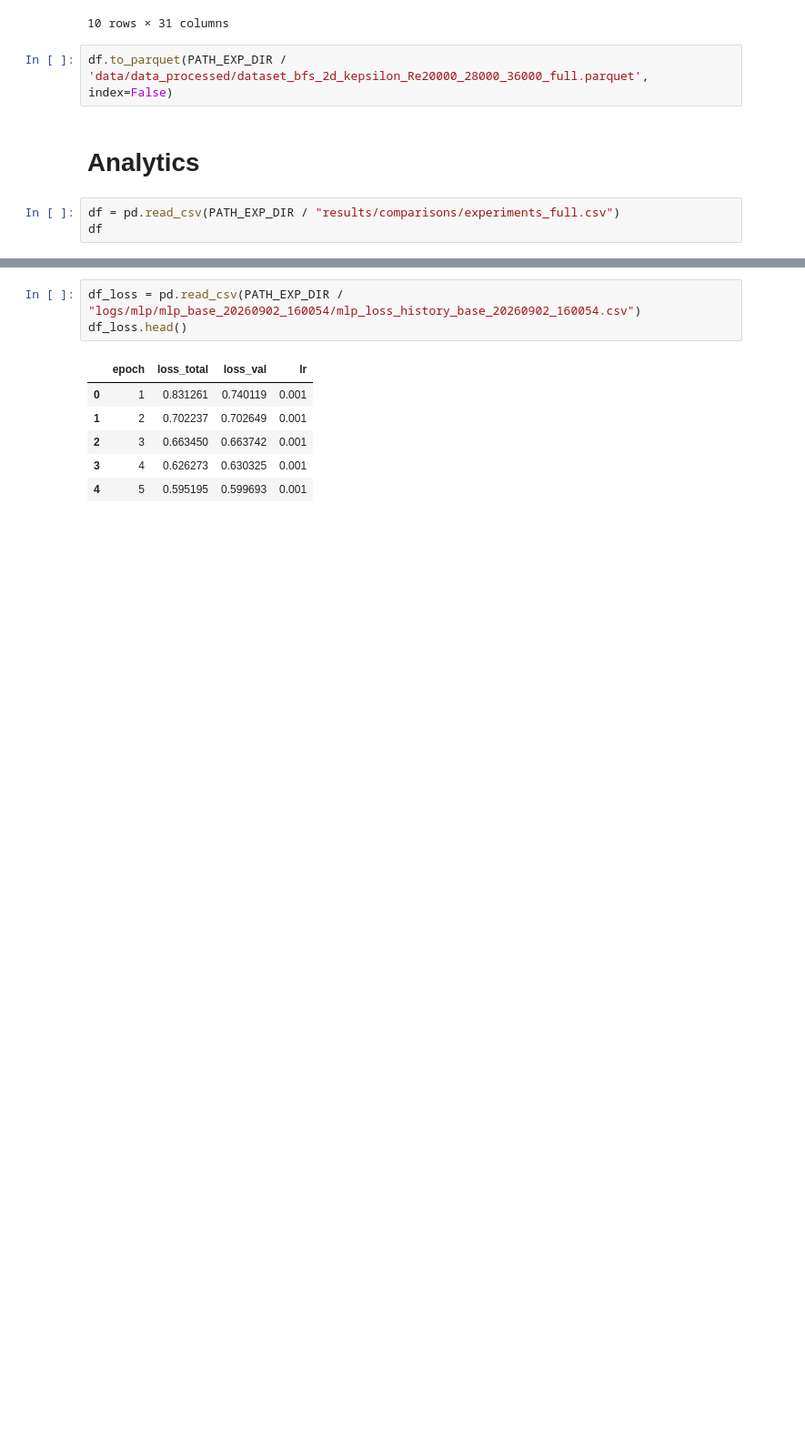
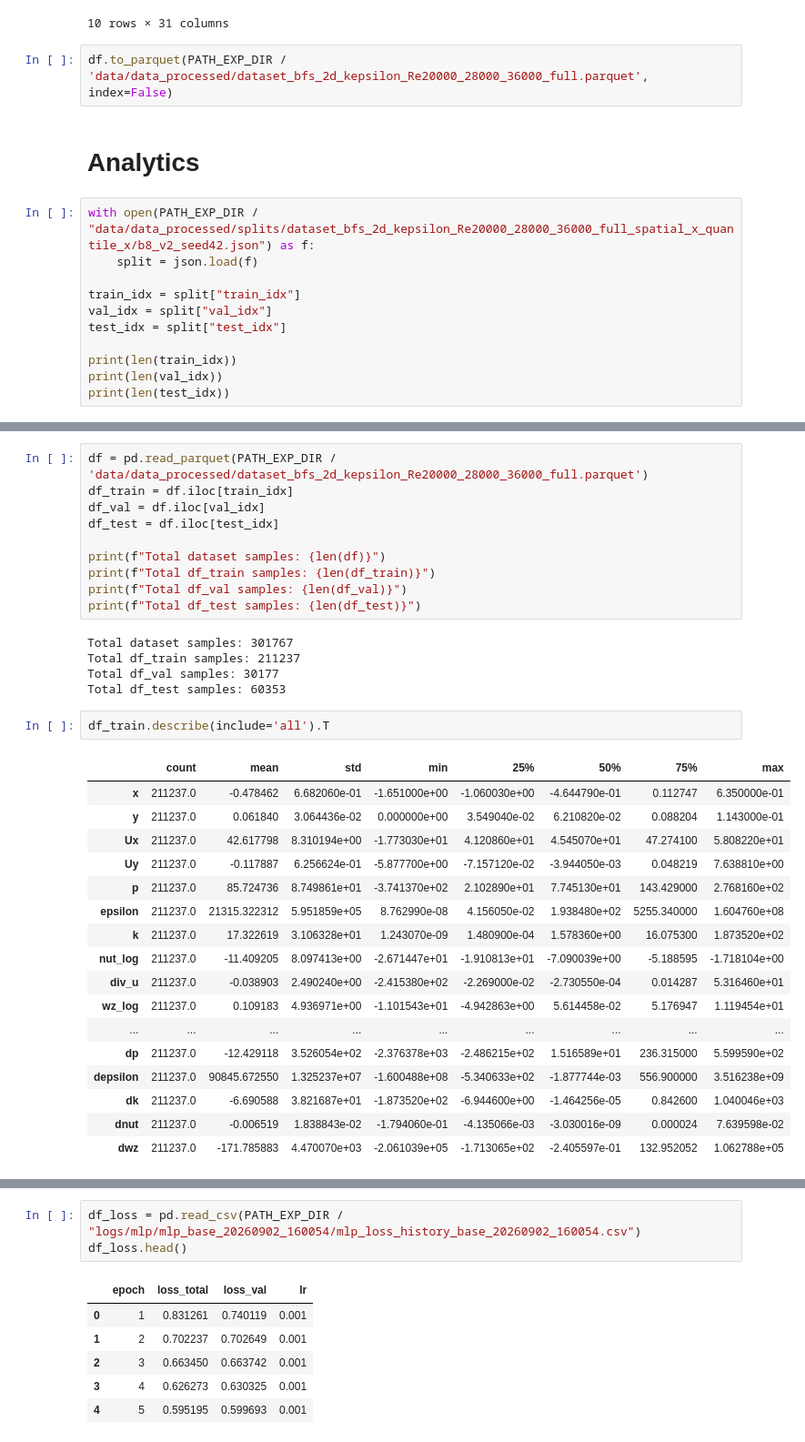
Before and after one commit to borges12matheus/pinn_hybrid_experiments, a Jupyter notebook: notebook/bfs2d_pipeline_baseline_v0.ipynb, the cells around one changed output, grey strips where cells are left out. Shown at 91% size. Saved outputs shown, nothing was run; the diff lists cells and outputs as text; blank space fills up the shorter version.

```diff
--- a/notebook/bfs2d_pipeline_baseline_v0.ipynb
+++ b/notebook/bfs2d_pipeline_baseline_v0.ipynb
@@ -96,6 +96,14 @@ df.to_parquet(PATH_EXP_DIR / 'data/data_processed/dataset_bfs_2d_kepsilon_Re2000
 # %% [markdown]
 # Analytics
 # %%
-df = pd.read_csv(PATH_EXP_DIR / "results/comparisons/experiments_full.csv")
-df
+with open(PATH_EXP_DIR / "data/data_processed/splits/dataset_bfs_2d_kepsilon_Re20000_28000_36000_full_spatial_x_quantile_x/b8_v2_seed42.json") as f:
+    split = json.load(f)
+
+train_idx = split["train_idx"]
+val_idx = split["val_idx"]
+test_idx = split["test_idx"]
+
+print(len(train_idx))
+print(len(val_idx))
+print(len(test_idx))
 # %% [output]
@@ -178,0 +113,35 @@ df3
+# %%
+df = pd.read_parquet(PATH_EXP_DIR / 'data/data_processed/dataset_bfs_2d_kepsilon_Re20000_28000_36000_full.parquet')
+df_train = df.iloc[train_idx]
+df_val = df.iloc[val_idx]
+df_test = df.iloc[test_idx]
+
+print(f"Total dataset samples: {len(df)}")
+print(f"Total df_train samples: {len(df_train)}")
+print(f"Total df_val samples: {len(df_val)}")
+print(f"Total df_test samples: {len(df_test)}")
+# %% [output]
+Total dataset samples: 301767
+Total df_train samples: 211237
+Total df_val samples: 30177
+Total df_test samples: 60353
+# %%
+df_train.describe(include='all').T
+# %% [output]
+|  | count | mean | std | min | 25% | 50% | 75% | max |
+| x | 211237.0 | -0.478462 | 6.682060e-01 | -1.651000e+00 | -1.060030e+00 | -4.644790e-01 | 0.112747 | 6.350000e-01 |
+| y | 211237.0 | 0.061840 | 3.064436e-02 | 0.000000e+00 | 3.549040e-02 | 6.210820e-02 | 0.088204 | 1.143000e-01 |
+| Ux | 211237.0 | 42.617798 | 8.310194e+00 | -1.773030e+01 | 4.120860e+01 | 4.545070e+01 | 47.274100 | 5.808220e+01 |
+| Uy | 211237.0 | -0.117887 | 6.256624e-01 | -5.877700e+00 | -7.157120e-02 | -3.944050e-03 | 0.048219 | 7.638810e+00 |
+| p | 211237.0 | 85.724736 | 8.749861e+01 | -3.741370e+02 | 2.102890e+01 | 7.745130e+01 | 143.429000 | 2.768160e+02 |
+| epsilon | 211237.0 | 21315.322312 | 5.951859e+05 | 8.762990e-08 | 4.156050e-02 | 1.938480e+02 | 5255.340000 | 1.604760e+08 |
+| k | 211237.0 | 17.322619 | 3.106328e+01 | 1.243070e-09 | 1.480900e-04 | 1.578360e+00 | 16.075300 | 1.873520e+02 |
+| nut_log | 211237.0 | -11.409205 | 8.097413e+00 | -2.671447e+01 | -1.910813e+01 | -7.090039e+00 | -5.188595 | -1.718104e+00 |
+| div_u | 211237.0 | -0.038903 | 2.490240e+00 | -2.415380e+02 | -2.269000e-02 | -2.730550e-04 | 0.014287 | 5.316460e+01 |
+| wz_log | 211237.0 | 0.109183 | 4.936971e+00 | -1.101543e+01 | -4.942863e+00 | 5.614458e-02 | 5.176947 | 1.119454e+01 |
+| ... | ... | ... | ... | ... | ... | ... | ... | ... |
+| dp | 211237.0 | -12.429118 | 3.526054e+02 | -2.376378e+03 | -2.486215e+02 | 1.516589e+01 | 236.315000 | 5.599590e+02 |
+| depsilon | 211237.0 | 90845.672550 | 1.325237e+07 | -1.600488e+08 | -5.340633e+02 | -1.877744e-03 | 556.900000 | 3.516238e+09 |
+| dk | 211237.0 | -6.690588 | 3.821687e+01 | -1.873520e+02 | -6.944600e+00 | -1.464256e-05 | 0.842600 | 1.040046e+03 |
+| dnut | 211237.0 | -0.006519 | 1.838843e-02 | -1.794060e-01 | -4.135066e-03 | -3.030016e-09 | 0.000024 | 7.639598e-02 |
+| dwz | 211237.0 | -171.785883 | 4.470070e+03 | -2.061039e+05 | -1.713065e+02 | -2.405597e-01 | 132.952052 | 1.062788e+05 |
```
Also changed, not shown: parts of 8 cells of this notebook, 22 other files.
